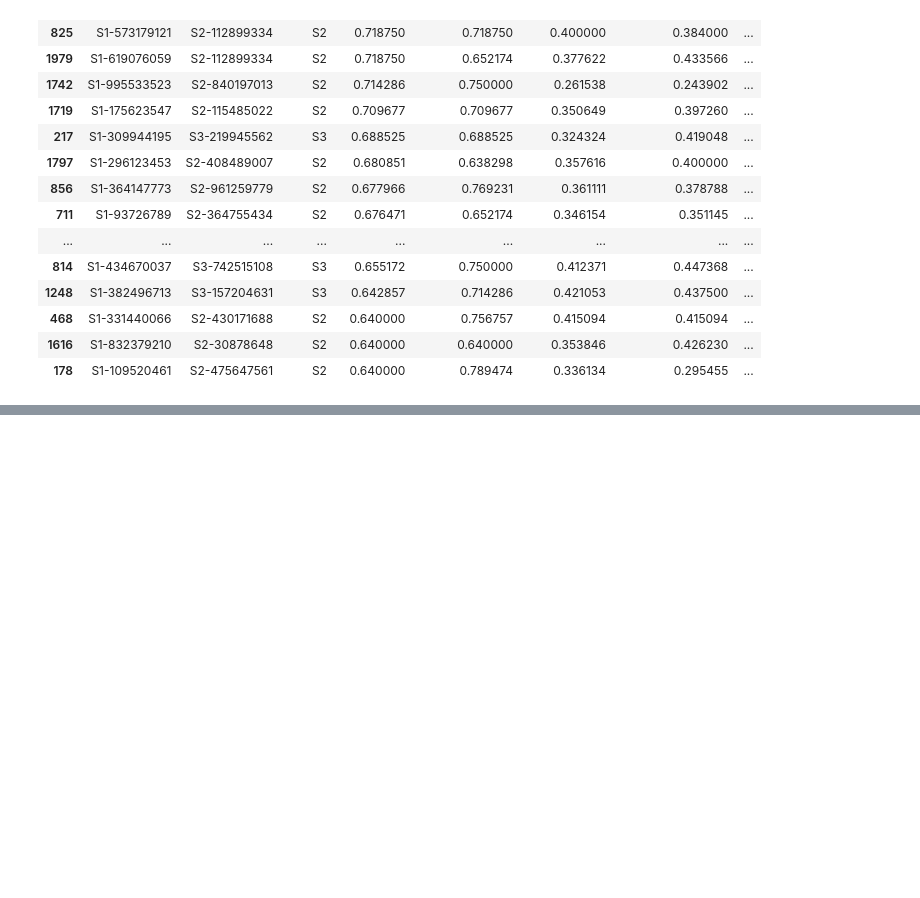
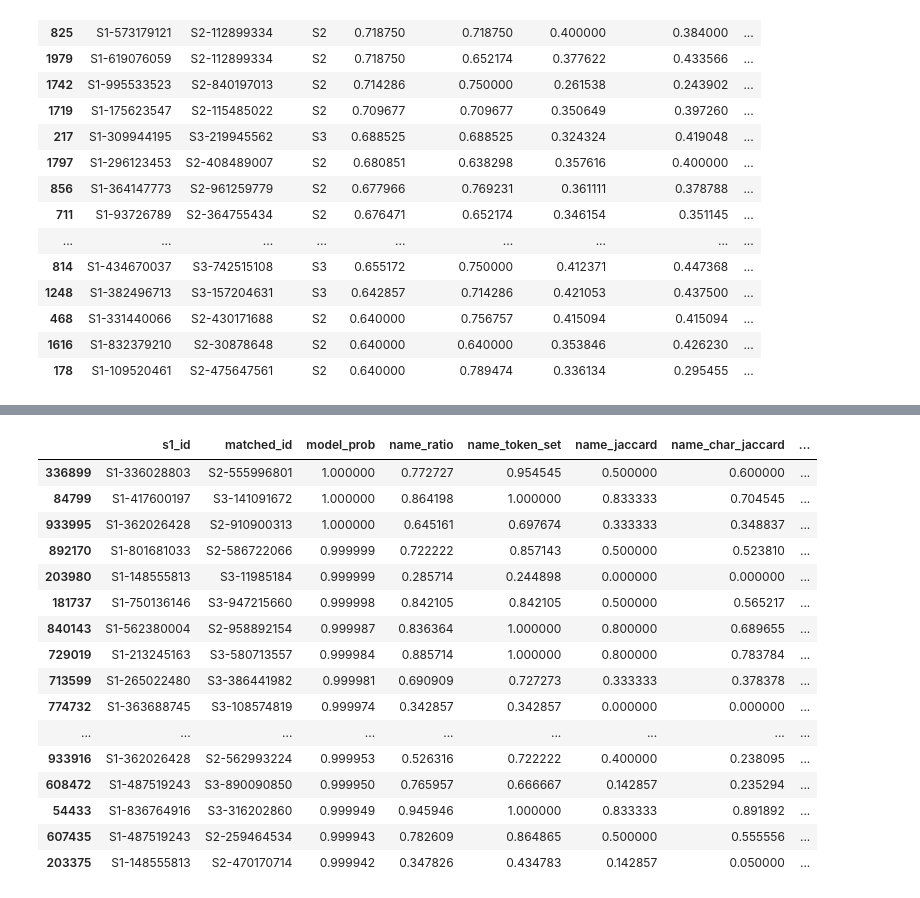
Before and after one commit to manndutiya23/amazon-ml-challenge-2026, a Jupyter notebook: notebooks/04_features.ipynb, the cells around one changed output, grey strips where cells are left out. Saved outputs shown, nothing was run; the diff lists cells and outputs as text; code cells hidden in the pictures; blank space fills up the shorter version.

```diff
--- a/notebooks/04_features.ipynb
+++ b/notebooks/04_features.ipynb
@@ -1230,0 +2815,5 @@ negative_features.sort_values(
+# %%
+val_df = val_df.copy()
+val_df["model_prob"] = val_probs
+
+print(val_df[["s1_id", "matched_id", "model_prob"]].head())
@@ -1230,0 +3100,19 @@ negative_features.sort_values(
+# %%
+fp_pairs = []
+
+for s1_id, group in val_df.groupby("s1_id"):
+
+    actual = set(val_ground_truth.get(s1_id, []))
+
+    selected = group[
+        group["model_prob"] >= best_threshold
+    ]
+
+    for _, row in selected.iterrows():
+
+        if row["matched_id"] not in actual:
+            fp_pairs.append(row)
+
+false_positive_pairs = pd.DataFrame(fp_pairs)
+
+print("False-positive pairs:", len(false_positive_pairs))
@@ -1230,0 +3186,39 @@ negative_features.sort_values(
+# %%
+false_positive_pairs[
+    [
+        "s1_id",
+        "matched_id",
+        "model_prob",
+        "name_ratio",
+        "name_token_set",
+        "name_jaccard",
+        "name_char_jaccard",
+        "address_ratio",
+        "address_token_set",
+        "address_jaccard",
+        "address_char_jaccard",
+        "digit_overlap",
+        "country_same",
+    ]
+].sort_values(
+    "model_prob",
+    ascending=False
+).head(20)
+# %% [output]
+|  | s1_id | matched_id | model_prob | name_ratio | name_token_set | name_jaccard | name_char_jaccard | ... |
+| 336899 | S1-336028803 | S2-555996801 | 1.000000 | 0.772727 | 0.954545 | 0.500000 | 0.600000 | ... |
+| 84799 | S1-417600197 | S3-141091672 | 1.000000 | 0.864198 | 1.000000 | 0.833333 | 0.704545 | ... |
+| 933995 | S1-362026428 | S2-910900313 | 1.000000 | 0.645161 | 0.697674 | 0.333333 | 0.348837 | ... |
+| 892170 | S1-801681033 | S2-586722066 | 0.999999 | 0.722222 | 0.857143 | 0.500000 | 0.523810 | ... |
+| 203980 | S1-148555813 | S3-11985184 | 0.999999 | 0.285714 | 0.244898 | 0.000000 | 0.000000 | ... |
+| 181737 | S1-750136146 | S3-947215660 | 0.999998 | 0.842105 | 0.842105 | 0.500000 | 0.565217 | ... |
+| 840143 | S1-562380004 | S2-958892154 | 0.999987 | 0.836364 | 1.000000 | 0.800000 | 0.689655 | ... |
+| 729019 | S1-213245163 | S3-580713557 | 0.999984 | 0.885714 | 1.000000 | 0.800000 | 0.783784 | ... |
+| 713599 | S1-265022480 | S3-386441982 | 0.999981 | 0.690909 | 0.727273 | 0.333333 | 0.378378 | ... |
+| 774732 | S1-363688745 | S3-108574819 | 0.999974 | 0.342857 | 0.342857 | 0.000000 | 0.000000 | ... |
+| ... | ... | ... | ... | ... | ... | ... | ... | ... |
+| 933916 | S1-362026428 | S2-562993224 | 0.999953 | 0.526316 | 0.722222 | 0.400000 | 0.238095 | ... |
+| 608472 | S1-487519243 | S3-890090850 | 0.999950 | 0.765957 | 0.666667 | 0.142857 | 0.235294 | ... |
+| 54433 | S1-836764916 | S3-316202860 | 0.999949 | 0.945946 | 1.000000 | 0.833333 | 0.891892 | ... |
+| 607435 | S1-487519243 | S2-259464534 | 0.999943 | 0.782609 | 0.864865 | 0.500000 | 0.555556 | ... |
+| 203375 | S1-148555813 | S2-470170714 | 0.999942 | 0.347826 | 0.434783 | 0.142857 | 0.050000 | ... |
```
Also changed, not shown: parts of 83 cells of this notebook, 3 other files.
